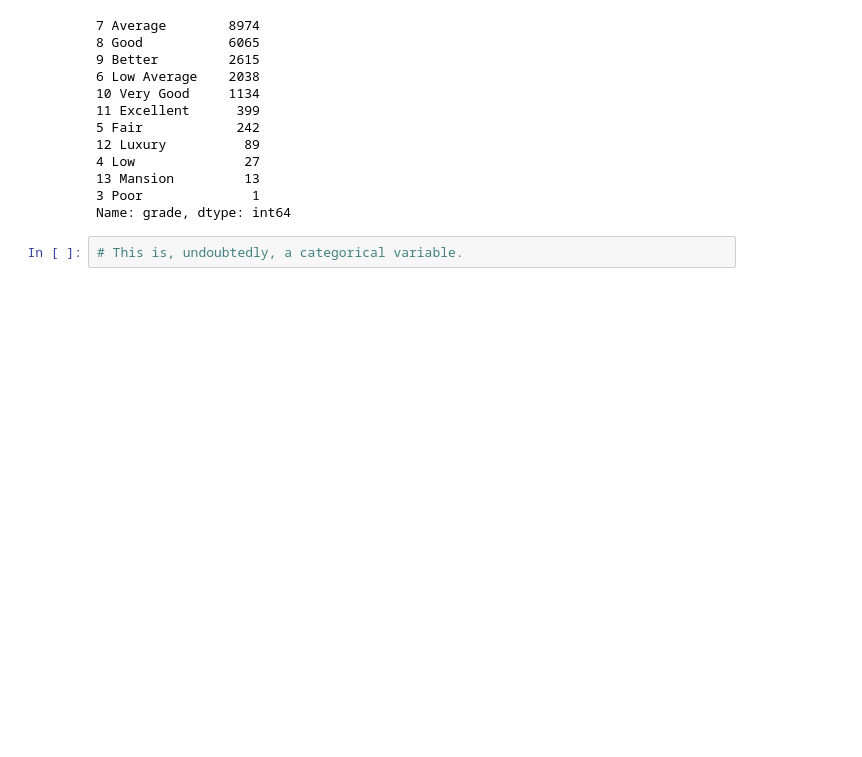
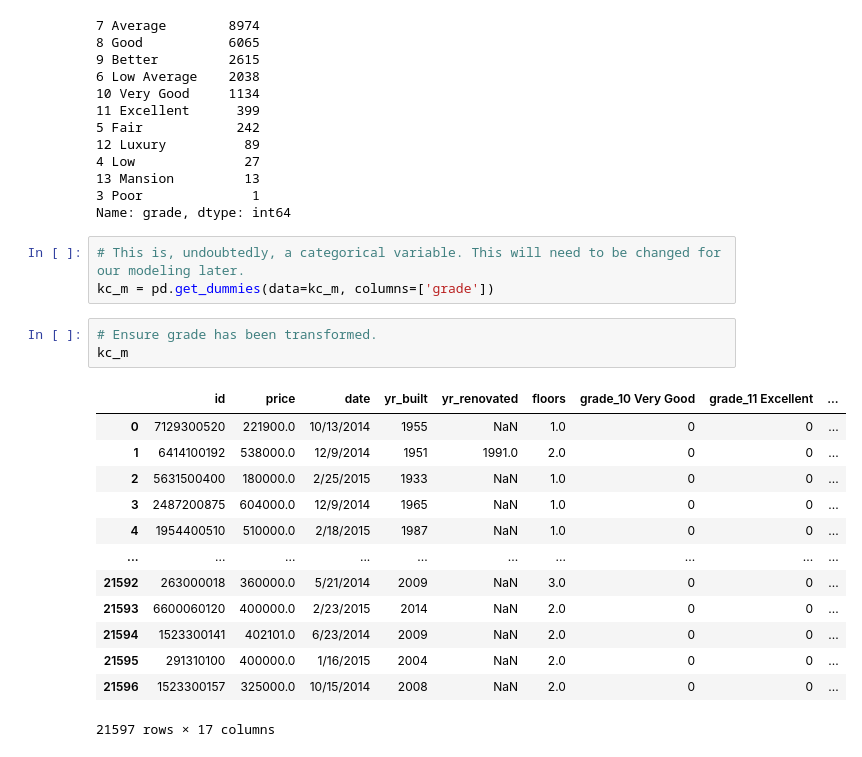
Before and after one commit to Jyve00/King-County-Housing-, a Jupyter notebook: notebooks/Matthew/Matthew-EDA.ipynb, the cells around one changed output. Drawn from its saved outputs; the diff is of its cells as text; blank space fills up the shorter version.

Commit message:
Added "Grade" section and cleaned "Grade" data

```diff
--- a/notebooks/Matthew/Matthew-EDA.ipynb
+++ b/notebooks/Matthew/Matthew-EDA.ipynb
@@ -151,4 +151,22 @@ kc_m['grade'].value_counts()
 3 Poor              1
 Name: grade, dtype: int64
 # %%
-# This is, undoubtedly, a categorical variable.
+# This is, undoubtedly, a categorical variable. This will need to be changed for our modeling later.
+kc_m = pd.get_dummies(data=kc_m, columns=['grade'])
+# %%
+# Ensure grade has been transformed.
+kc_m
+# %% [output]
+|  | id | price | date | yr_built | yr_renovated | floors | grade_10 Very Good | grade_11 Excellent | ... |
+| 0 | 7129300520 | 221900.0 | 10/13/2014 | 1955 | NaN | 1.0 | 0 | 0 | ... |
+| 1 | 6414100192 | 538000.0 | 12/9/2014 | 1951 | 1991.0 | 2.0 | 0 | 0 | ... |
+| 2 | 5631500400 | 180000.0 | 2/25/2015 | 1933 | NaN | 1.0 | 0 | 0 | ... |
+| 3 | 2487200875 | 604000.0 | 12/9/2014 | 1965 | NaN | 1.0 | 0 | 0 | ... |
+| 4 | 1954400510 | 510000.0 | 2/18/2015 | 1987 | NaN | 1.0 | 0 | 0 | ... |
+| ... | ... | ... | ... | ... | ... | ... | ... | ... | ... |
+| 21592 | 263000018 | 360000.0 | 5/21/2014 | 2009 | NaN | 3.0 | 0 | 0 | ... |
+| 21593 | 6600060120 | 400000.0 | 2/23/2015 | 2014 | NaN | 2.0 | 0 | 0 | ... |
+| 21594 | 1523300141 | 402101.0 | 6/23/2014 | 2009 | NaN | 2.0 | 0 | 0 | ... |
+| 21595 | 291310100 | 400000.0 | 1/16/2015 | 2004 | NaN | 2.0 | 0 | 0 | ... |
+| 21596 | 1523300157 | 325000.0 | 10/15/2014 | 2008 | NaN | 2.0 | 0 | 0 | ... |
+21597 rows × 17 columns
```
